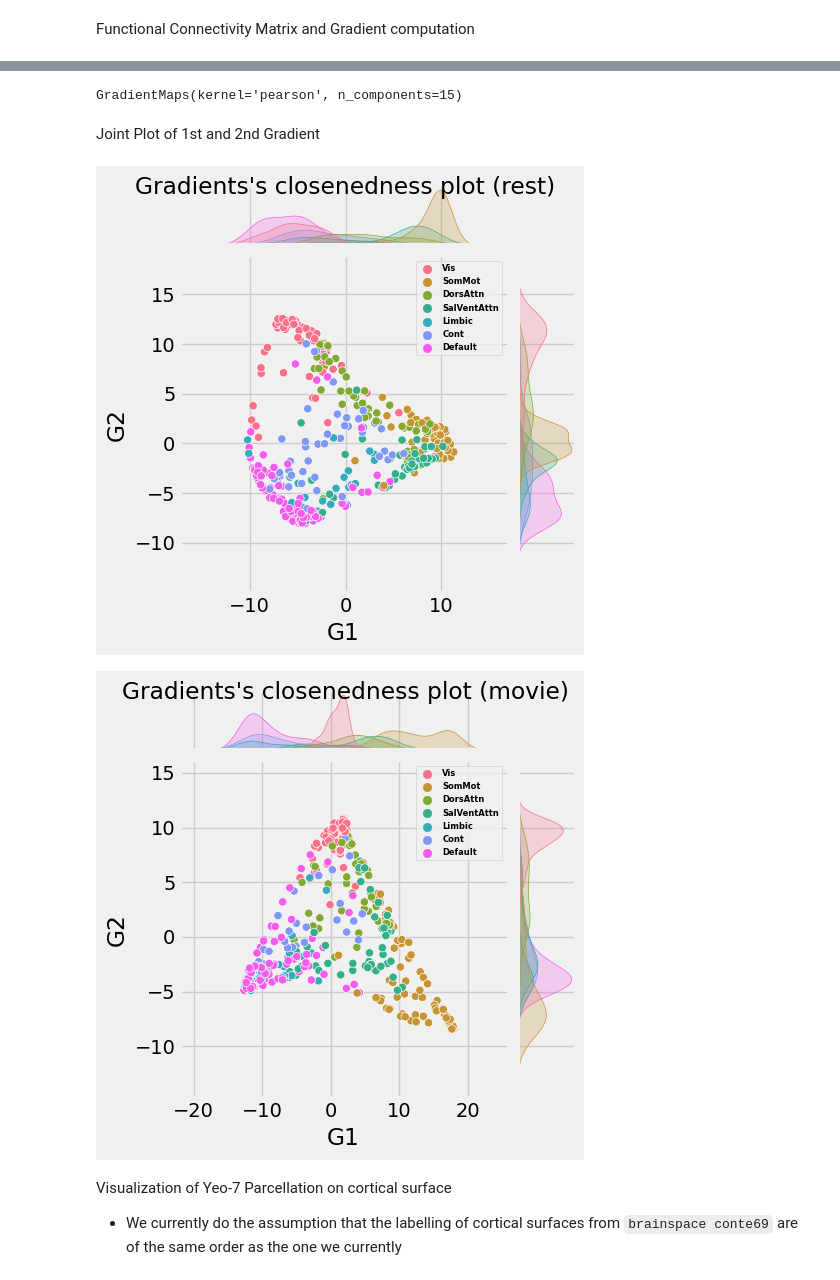
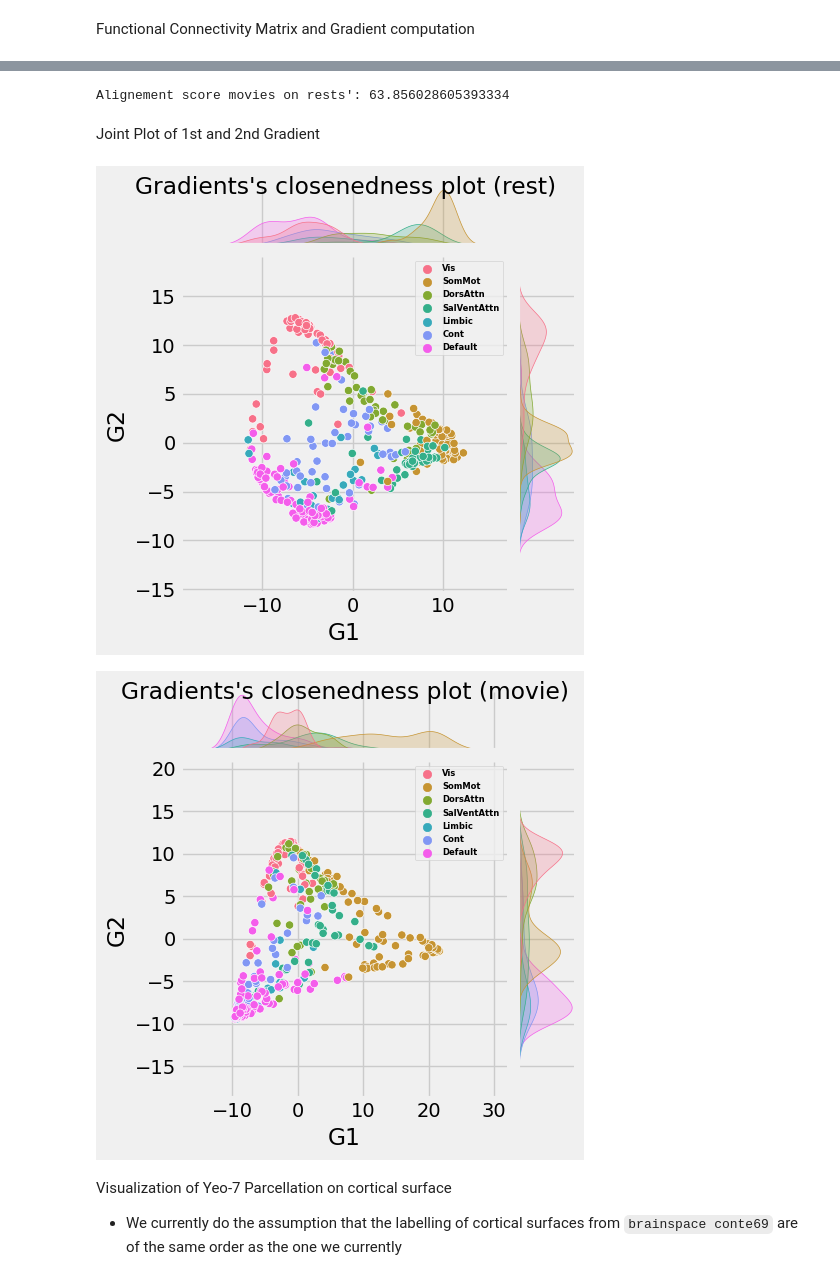
Before and after one commit to MIPLabCH/emoguide_gradients, a Jupyter notebook: fmri_connectome.ipynb, the cells around one changed output, grey strips where cells are left out. Drawn from its saved outputs; the diff is of its cells as text; code cells hidden in the pictures.

```diff
--- a/fmri_connectome.ipynb
+++ b/fmri_connectome.ipynb
@@ -28,7 +31,6 @@ mri_df   = pd.read_csv(mri_path)
 # %% [markdown]
 Functional Connectivity Matrix and Gradient computation
 # %%
-from nilearn.connectome import ConnectivityMeasure
 correlation_measure = ConnectivityMeasure(kind='correlation')
 
 filename_movie = 'TC_400_sub-S09_ses-4_Sintel.csv'
@@ -37,6 +39,12 @@ filename_rest  = 'TC_400_sub-S23_ses-1_Rest.csv'
 movie_series, movie_df = df_to_timeseries(mri_df, filename_movie)
 rest_series, rest_df   = df_to_timeseries(mri_df, filename_rest)
 
+# trim the washimg time for movies before and after
+wash  = 90 / TR # duration in seconds for wash is 90 sec
+onset = 6 / TR # duration of onset is assumed to be 6 sec
+front_pad, bot_pad = int(wash + onset), int(wash - onset)
+movie_series       = movie_series[front_pad : -bot_pad]
+
 fc_movie = correlation_measure.fit_transform([movie_series])[0]
 fc_rest  = correlation_measure.fit_transform([rest_series])[0]
 # %%
@@ -52,12 +56,21 @@ plotting.plot_matrix(fc_rest, title="Rest Correlation Matrix", figure=(5,5), vma
-# %%
-from brainspace.gradient import GradientMaps
-g_rest  = GradientMaps(n_components=15, approach='dm', kernel='pearson')
-g_rest.fit(fc_rest)
-
-g_movie = GradientMaps(n_components=15, approach='dm', kernel='pearson')
-g_movie.fit(fc_movie)
-# %% [output]
-GradientMaps(kernel='pearson', n_components=15)
+# %%
+embedding  = "dm" # diffusion map
+aff_kernel = "pearson" #affinity matrix kernel
+align_meth = "procrustes"
+n_iter     = 10 # procrustes align number of iteration
+nb_comp    = 3
+rs         = 99
+
+
+g_rest  = GradientMaps(n_components=nb_comp, approach=embedding, kernel=aff_kernel, random_state=rs)
+g_rest.fit(fc_rest)
+
+g_movie = GradientMaps(n_components=nb_comp, approach=embedding, kernel=aff_kernel, random_state=rs, alignment=align_meth)
+g_movie.fit(fc_movie, reference=g_rest.gradients_)
+
+print("Alignement score movies on rests': {}".format(procrustes_score(g_rest.gradients_, g_movie.aligned_)))
+# %% [output]
+Alignement score movies on rests': 63.856028605393334
 # %%
 # # Uncomment for: Sanity Check of Eigenvector explained variances
 # plot_eigenvector_importance(g_movie)
@@ -72,17 +85,20 @@ partial_region_rest  = { k: rest_df[rest_df.vindex == k]['partial_region'].iloc[
 # %%
 coloring  = [partial_region_movie[i] for i in range(400)]
 
 gs = [g_rest, g_movie]
 ts = ['rest', 'movie']
 for i in range(2):
-    tmp_df = {"G1":gs[i].gradients_[:,0] , "G2": gs[i].gradients_[:,1], "region": coloring}
+    if i == 0:
+        tmp_df = {"G1":gs[i].gradients_[:,0] , "G2": gs[i].gradients_[:,1], "region": coloring}
+    else:
+        tmp_df = {"G1":gs[i].aligned_[:,0] , "G2": gs[i].aligned_[:,1], "region": coloring}
     ax     = sns.jointplot(data=tmp_df, x="G1", y="G2", hue="region", height=5)
     ax.fig.suptitle("Gradients's closenedness plot ({})".format(ts[i]))
     legend_properties = {'weight':'bold','size':6}
     ax.ax_joint.legend(prop=legend_properties,loc='upper right')
 # %% [output]
-[figure, old version]
+[figure, new version]
-[figure, old version]
+[figure, new version]
 # %% [markdown]
 Visualization of Yeo-7 Parcellation on cortical surface
 - We currently do the assumption that the labelling of cortical surfaces from `brainspace conte69` are of the same order as the one we currently
```
Also changed, not shown: parts of 8 cells of this notebook, 31 other files.
